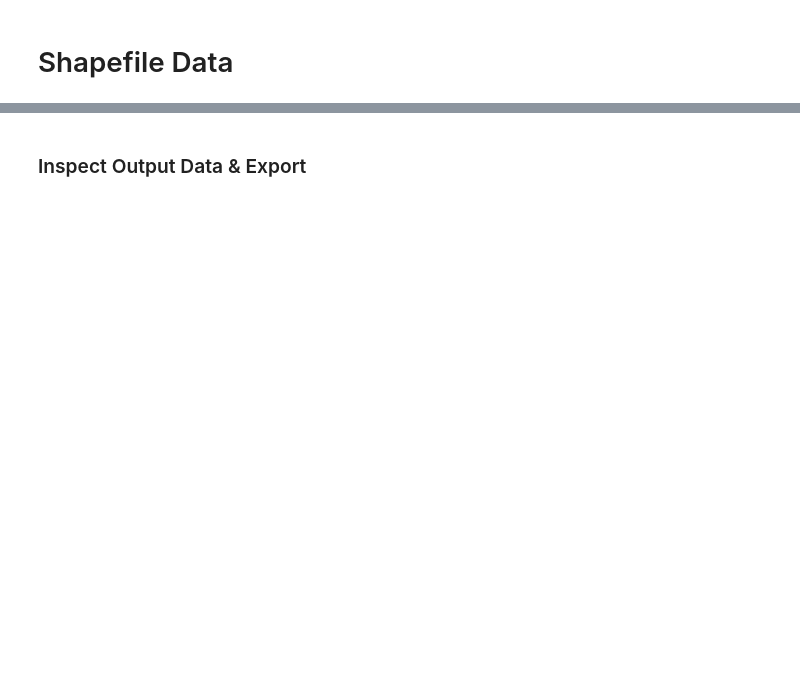
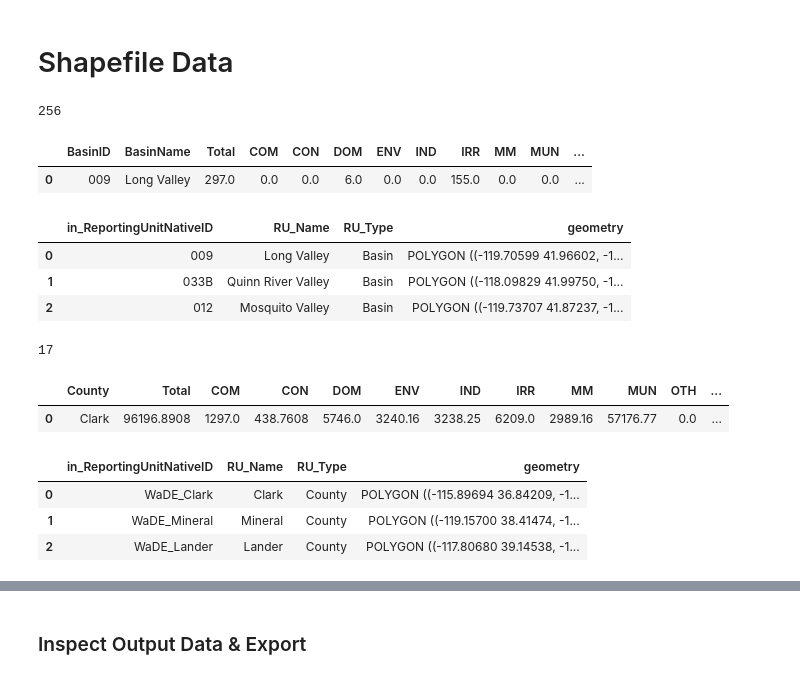
Before and after one commit to WSWCWaterDataExchange/MappingStatesDataToWaDE2.0, a Jupyter notebook: Nevada/AggregatedAmounts/0_NVAggregatedDataPreprocess.ipynb, the cells around one changed output, grey strips where cells are left out. Drawn from its saved outputs; the diff is of its cells as text; code cells hidden in the pictures; blank space fills up the shorter version.

```diff
--- a/Nevada/AggregatedAmounts/0_NVAggregatedDataPreprocess.ipynb
+++ b/Nevada/AggregatedAmounts/0_NVAggregatedDataPreprocess.ipynb
@@ -250,30 +323,50 @@ dfout['in_VariableSpecificCV'].unique()
 # Shapefile Data
 # %%
 # Basin Shapefile input
-basinShape = gpd.read_file('shapefile/NVBasinShapefile.shp')
+basinShape = gpd.read_file('shapefile/NVBasinShapefile.shp', crs="EPSG:4326")
 print(len(basinShape))
-basinShape.head(3)
+basinShape.head(1)
+# %% [output]
+256
+|  | BasinID | BasinName | Total | COM | CON | DOM | ENV | IND | IRR | MM | MUN | ... |
+| 0 | 009 | Long Valley | 297.0 | 0.0 | 0.0 | 6.0 | 0.0 | 0.0 | 155.0 | 0.0 | 0.0 | ... |
 # %%
-columnsList = ['RU_Name', 'RU_Type', 'geometry']
+columnsList = ['in_ReportingUnitNativeID', 'RU_Name', 'RU_Type', 'geometry']
 dfNVBshape = pd.DataFrame(columns=columnsList)
+dfNVBshape['in_ReportingUnitNativeID'] = basinShape['BasinID'].astype(str)
 dfNVBshape['RU_Name'] = basinShape['BasinName']
 dfNVBshape['RU_Type'] = "Basin"
 dfNVBshape['geometry'] = basinShape['geometry']
 dfNVBshape = dfNVBshape.drop_duplicates(subset=None, keep='first', inplace=False, ignore_index=False)
 dfNVBshape.head(3)
+# %% [output]
+|  | in_ReportingUnitNativeID | RU_Name | RU_Type | geometry |
+| 0 | 009 | Long Valley | Basin | POLYGON ((-119.70599 41.96602, -1... |
+| 1 | 033B | Quinn River Valley | Basin | POLYGON ((-118.09829 41.99750, -1... |
+| 2 | 012 | Mosquito Valley | Basin | POLYGON ((-119.73707 41.87237, -1... |
 # %%
 # Coutny Shapefile input
-countyShape = gpd.read_file('shapefile/NVCountyShapefile.shp')
+countyShape = gpd.read_file('shapefile/NVCountyShapefile.shp', crs="EPSG:4326")
 print(len(countyShape))
-countyShape.head(3)
+countyShape.head(1)
+# %% [output]
+17
+|  | County | Total | COM | CON | DOM | ENV | IND | IRR | MM | MUN | OTH | ... |
+| 0 | Clark | 96196.8908 | 1297.0 | 438.7608 | 5746.0 | 3240.16 | 3238.25 | 6209.0 | 2989.16 | 57176.77 | 0.0 | ... |
 # %%
-columnsList = ['RU_Name', 'RU_Type', 'geometry']
+columnsList = ['in_ReportingUnitNativeID', 'RU_Name', 'RU_Type', 'geometry']
 dfNVCshape = pd.DataFrame(columns=columnsList)
+dfNVCshape['in_ReportingUnitNativeID'] = "WaDE_" + countyShape['County']
 dfNVCshape['RU_Name'] = countyShape['County']
 dfNVCshape['RU_Type'] = "County"
 dfNVCshape['geometry'] = countyShape['geometry']
 dfNVCshape = dfNVCshape.drop_duplicates(subset=None, keep='first', inplace=False, ignore_index=False)
 dfNVCshape.head(3)
+# %% [output]
+|  | in_ReportingUnitNativeID | RU_Name | RU_Type | geometry |
+| 0 | WaDE_Clark | Clark | County | POLYGON ((-115.89694 36.84209, -1... |
+| 1 | WaDE_Mineral | Mineral | County | POLYGON ((-119.15700 38.41474, -1... |
+| 2 | WaDE_Lander | Lander | County | POLYGON ((-117.80680 39.14538, -1... |
 # %%
 # Concatenate basin and county shape dataframes together.
 frames = [dfNVBshape, dfNVCshape]
```
Also changed, not shown: parts of 18 cells of this notebook, 4 other files.
